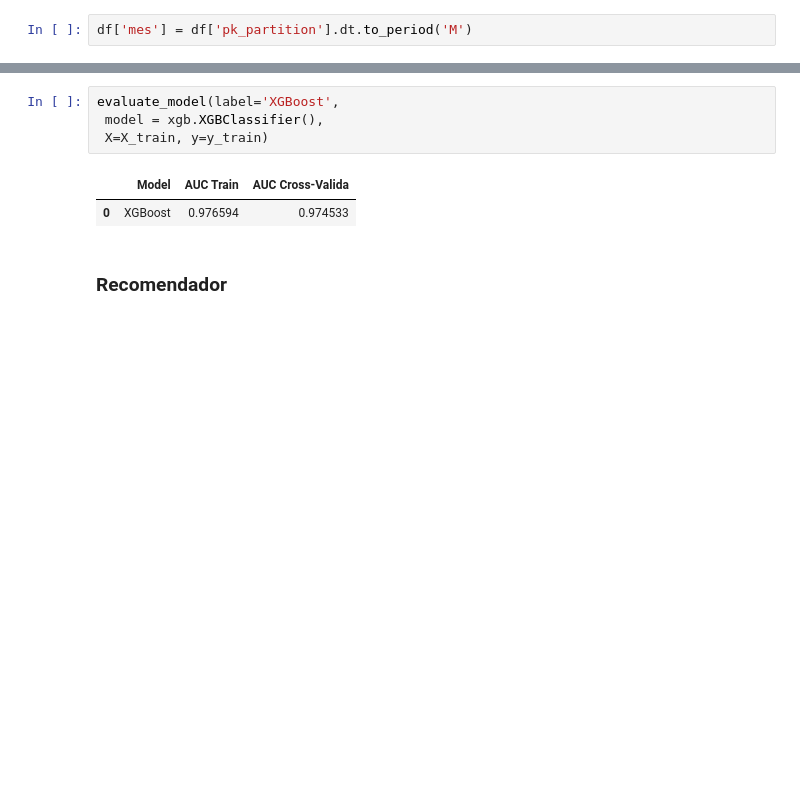
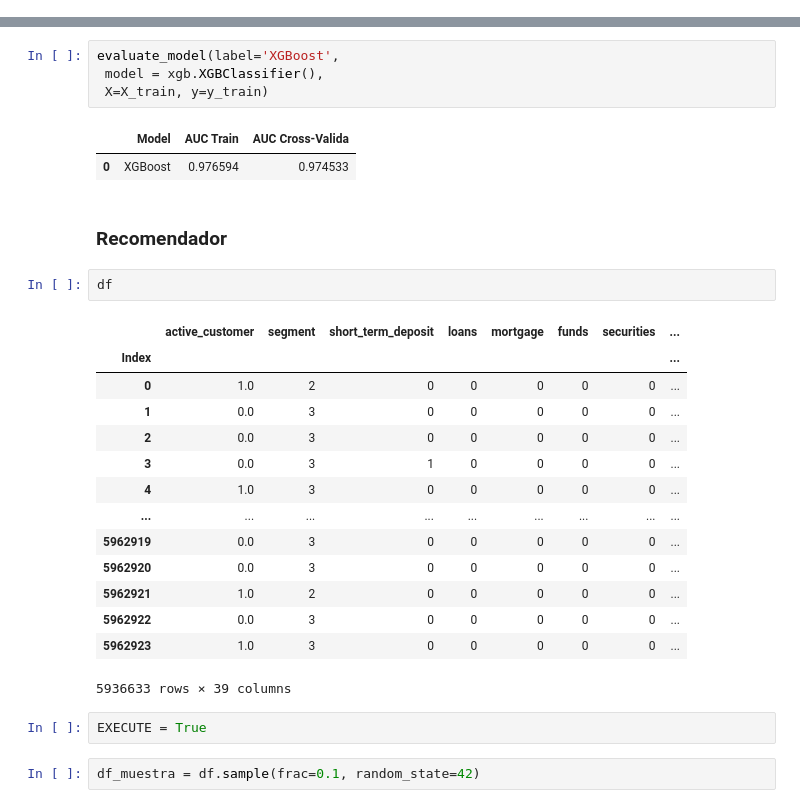
Before and after one commit to dgonzalezDS/DscTfm, a Jupyter notebook: df_targetFinanciacion.ipynb, the cells around one changed output, grey strips where cells are left out. Cells and saved outputs as stored; diff of their text form; blank space fills up the shorter version.

```diff
--- a/df_targetFinanciacion.ipynb
+++ b/df_targetFinanciacion.ipynb
@@ -100,5 +105,3 @@ df['pk_partition'] = pd.to_datetime(df['pk_partition'])
 df['Antiguedad'] = (df['pk_partition'] - df['entry_date']) / pd.Timedelta(days=30)
 # %%
 df['Antiguedad'] = df['Antiguedad'].round().astype(int)
-# %%
-df['mes'] = df['pk_partition'].dt.to_period('M')
@@ -231,3 +238,24 @@ evaluate_model(label='XGBoost',
 | 0 | XGBoost | 0.976594 | 0.974533 |
 # %% [markdown]
 ### Recomendador
+# %%
+df
+# %% [output]
+|  | active_customer | segment | short_term_deposit | loans | mortgage | funds | securities | ... |
+| Index |  |  |  |  |  |  |  | ... |
+| 0 | 1.0 | 2 | 0 | 0 | 0 | 0 | 0 | ... |
+| 1 | 0.0 | 3 | 0 | 0 | 0 | 0 | 0 | ... |
+| 2 | 0.0 | 3 | 0 | 0 | 0 | 0 | 0 | ... |
+| 3 | 0.0 | 3 | 1 | 0 | 0 | 0 | 0 | ... |
+| 4 | 1.0 | 3 | 0 | 0 | 0 | 0 | 0 | ... |
+| ... | ... | ... | ... | ... | ... | ... | ... | ... |
+| 5962919 | 0.0 | 3 | 0 | 0 | 0 | 0 | 0 | ... |
+| 5962920 | 0.0 | 3 | 0 | 0 | 0 | 0 | 0 | ... |
+| 5962921 | 1.0 | 2 | 0 | 0 | 0 | 0 | 0 | ... |
+| 5962922 | 0.0 | 3 | 0 | 0 | 0 | 0 | 0 | ... |
+| 5962923 | 1.0 | 3 | 0 | 0 | 0 | 0 | 0 | ... |
+5936633 rows × 39 columns
+# %%
+EXECUTE = True
+# %%
+df_muestra = df.sample(frac=0.1, random_state=42)
```
Also changed, not shown: parts of 7 cells of this notebook, 1 other file.
